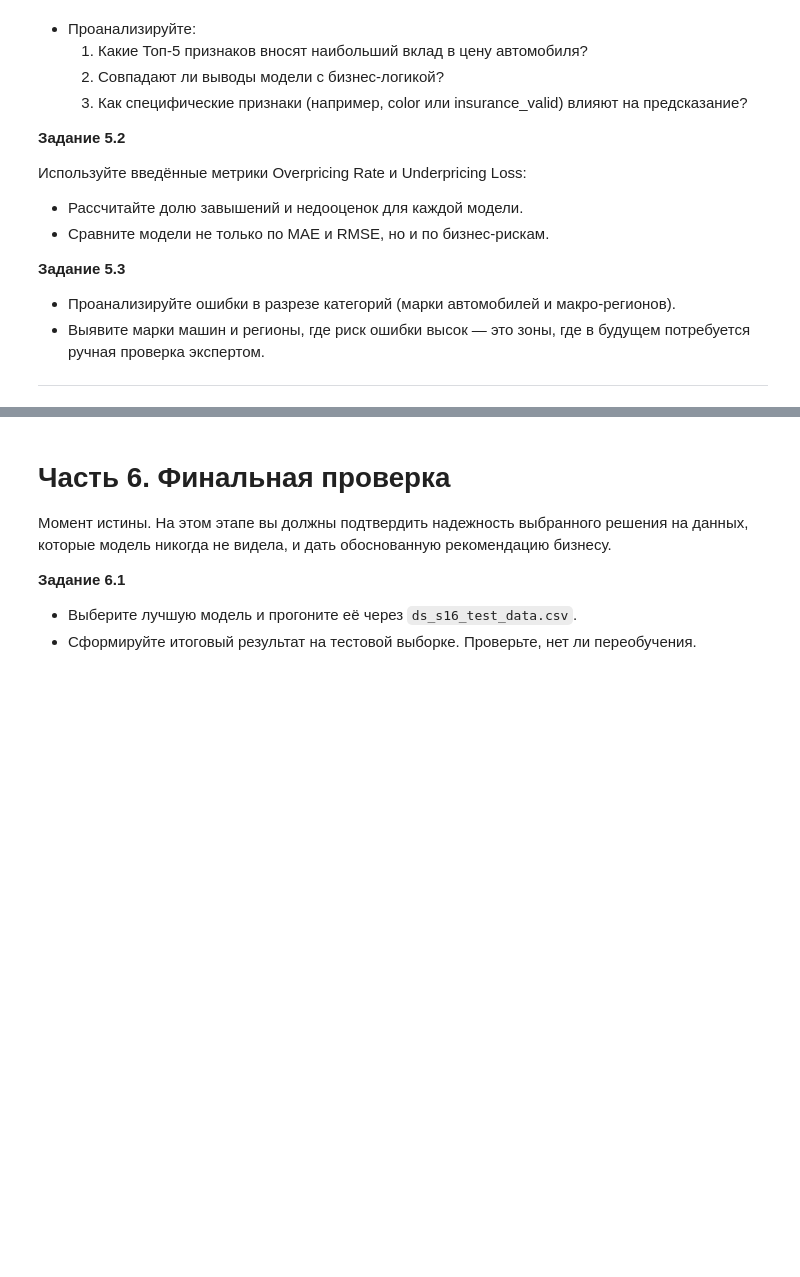
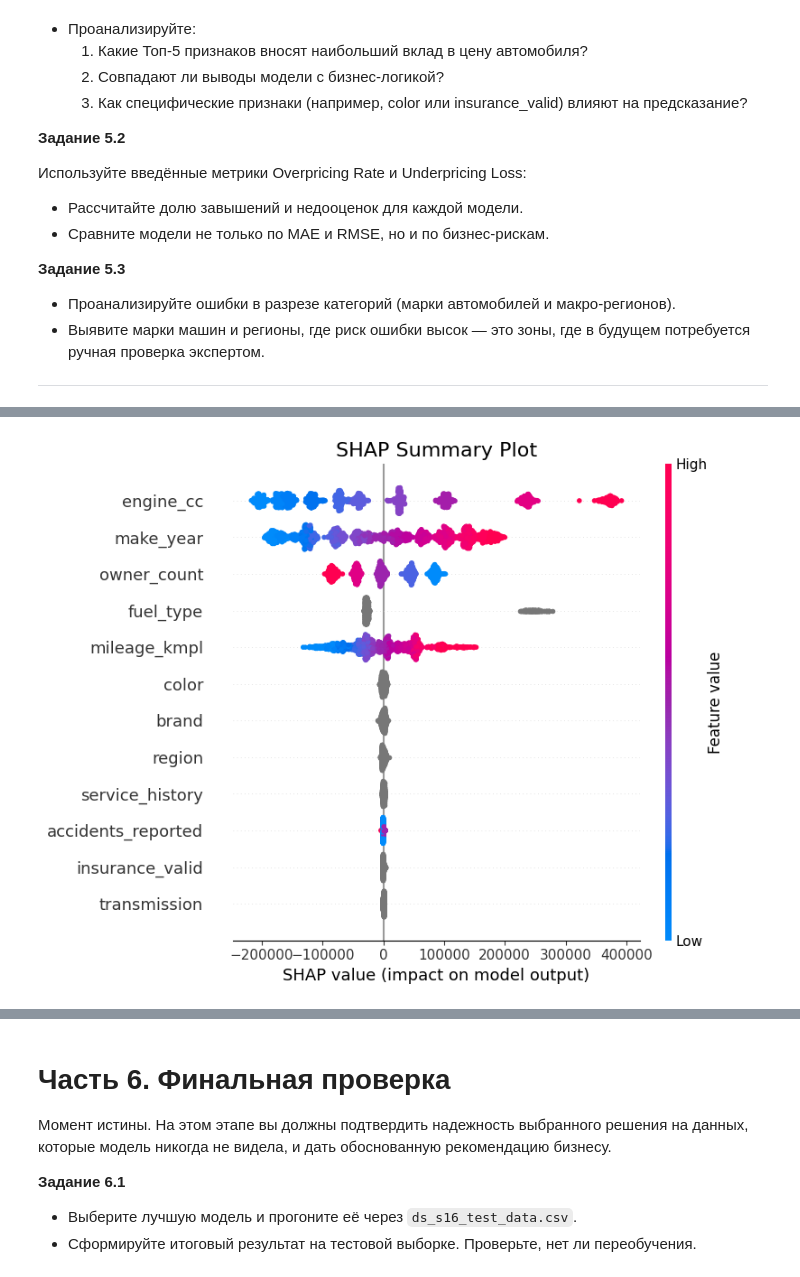
Before and after one commit to nikolai/practucum-wehicle-price-prediction, a Jupyter notebook: car_price_prediction.ipynb, the cells around one changed output, grey strips where cells are left out. Saved outputs shown, nothing was run; the diff lists cells and outputs as text; code cells hidden in the pictures; blank space fills up the shorter version.

```diff
--- a/car_price_prediction.ipynb
+++ b/car_price_prediction.ipynb
@@ -1301,0 +1441,4 @@ AttributeError: 'Study' object has no attribute 'best_estimator'
+# %%
+shap_summary_plot(xgboost_optimized, X_val)
+# %% [output]
+[figure, added]
```
Also changed, not shown: parts of 68 cells of this notebook.
